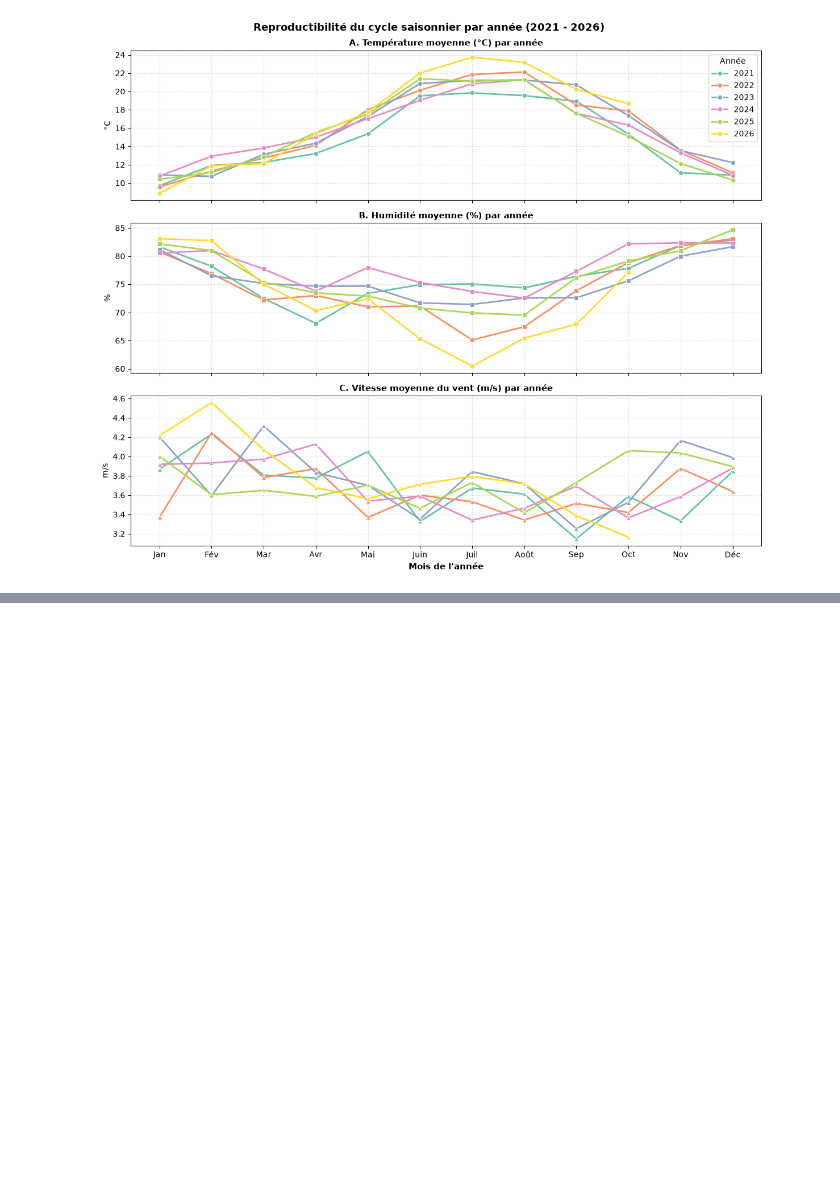
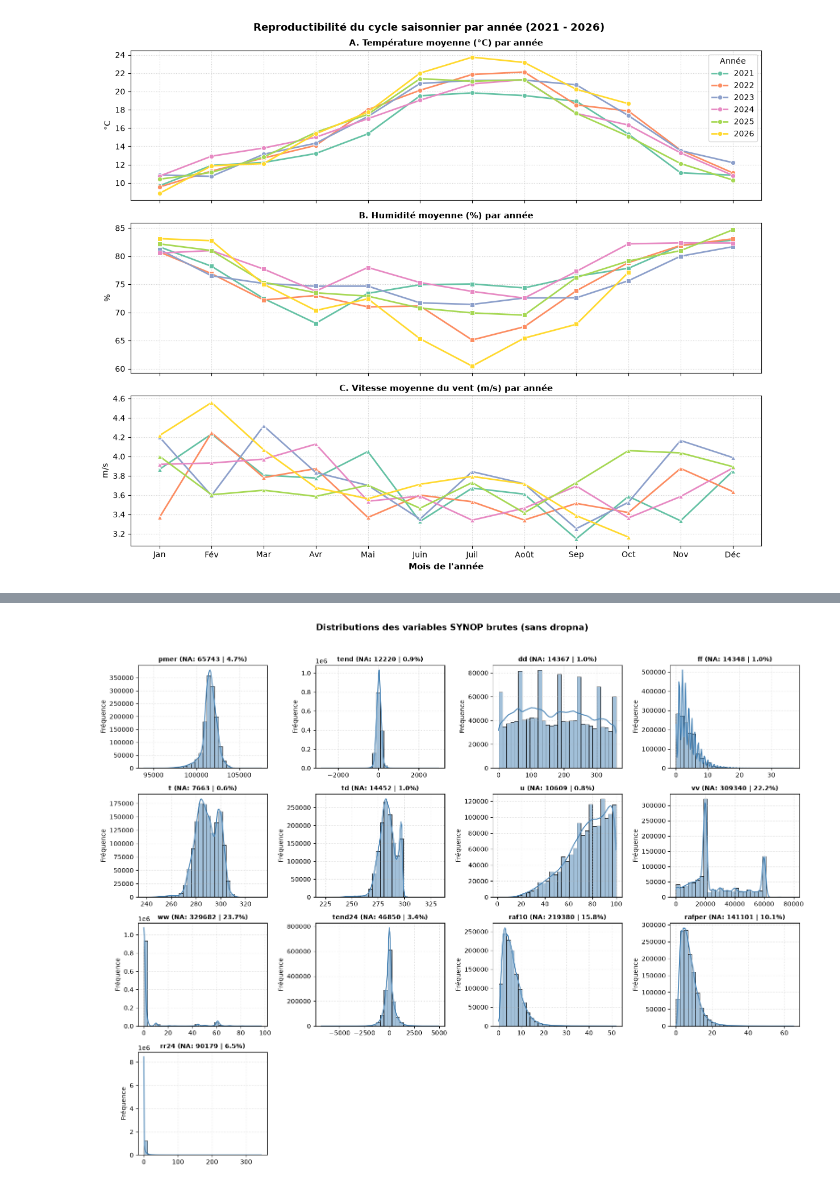
Before and after one commit to jbrocardplatim/LIORA_PROJET_PATHO_RESPIRATOIRES, a Jupyter notebook: notebooks/Explo_MeteoSynop_MLA.ipynb, the cells around one changed output, grey strips where cells are left out. Saved outputs shown, nothing was run; the diff lists cells and outputs as text; code cells hidden in the pictures; blank space fills up the shorter version.

```diff
--- a/notebooks/Explo_MeteoSynop_MLA.ipynb
+++ b/notebooks/Explo_MeteoSynop_MLA.ipynb
@@ -324,0 +348,38 @@ plt.show()
+# %%
+# Liste complète des variables que l'on veut analyser pour les distributions
+cols_distrib = [
+    'pmer', 'tend', 'dd', 'ff', 't', 'td',
+    'u', 'vv', 'ww', 'tend24', 'raf10', 'rafper', 'rr24'
+]
+
+
+# Conservation des colonnes existantes dans le DataFrame
+cols_existantes = [c for c in cols_distrib if c in df_meteo.columns]
+
+# Création de la grille 4x4
+fig, axes = plt.subplots(4, 4, figsize=(16, 12))
+axes = axes.flatten()
+
+for i, col in enumerate(cols_existantes):
+    ax = axes[i]
+
+    # Tracé
+    sns.histplot(data=df_meteo, x=col, bins=30, kde=True, ax=ax, color='steelblue')
+
+    # Calcul et affichage du volume de NA dans le titre
+    nb_na = df_meteo[col].isna().sum()
+    pct_na = df_meteo[col].isna().mean() * 100
+    ax.set_title(f"{col} (NA: {nb_na} | {pct_na:.1f}%)", fontsize=10, fontweight='bold')
+
+    ax.set_xlabel('')
+    ax.set_ylabel('Fréquence')
+    ax.grid(True, linestyle=':', alpha=0.5)
+
+# Suppression des sous-graphiques vides
+for j in range(len(cols_existantes), len(axes)):
+    fig.delaxes(axes[j])
+
+plt.suptitle("Distributions des variables SYNOP brutes (sans dropna)", fontsize=14, fontweight='bold', y=1.02)
+plt.tight_layout()
+# %% [output]
+[figure, added]
```
Also changed, not shown: parts of 1 cell of this notebook.
